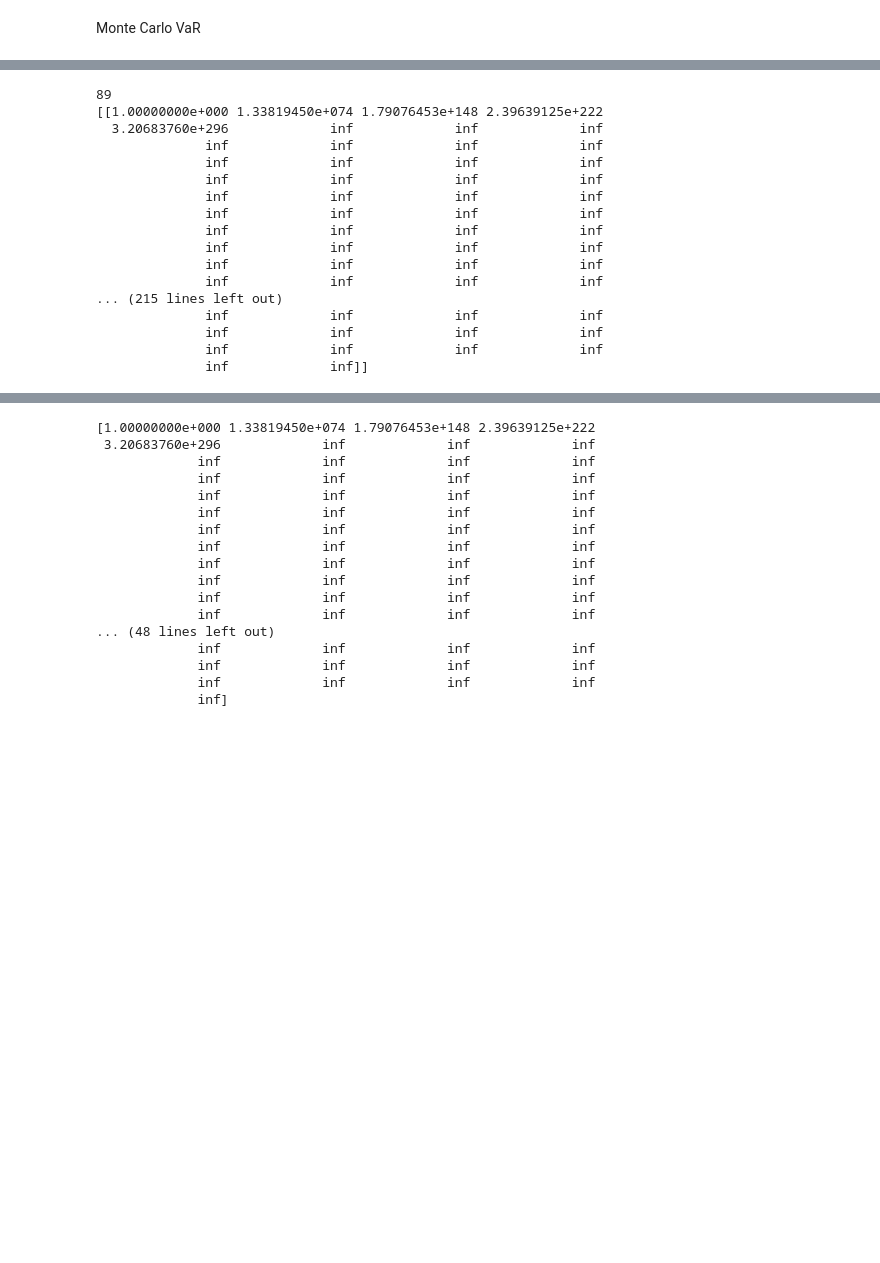
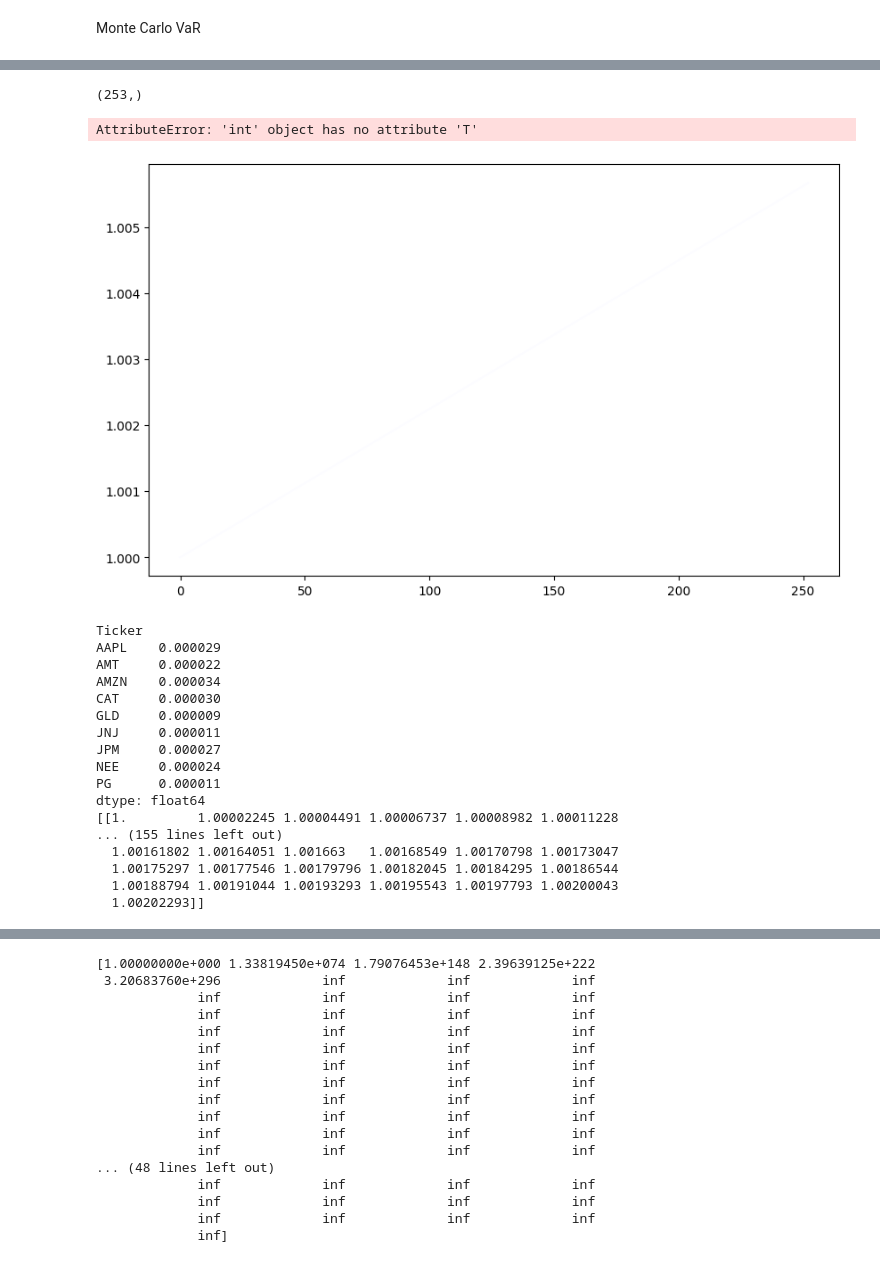
Before and after one commit to bilil-byte/Financial-Risk-project, a Jupyter notebook: notebook.ipynb, the cells around one changed output, grey strips where cells are left out. Drawn from its saved outputs; the diff is of its cells as text; code cells hidden in the pictures; blank space fills up the shorter version.

Commit message:
Correction du calcul de simulated_portfolio_values

```diff
--- a/notebook.ipynb
+++ b/notebook.ipynb
@@ -56,8 +58,8 @@ if w1 + w2 + w3 + w4 + w5 + w6 != 1:
 # %% [markdown]
 Calcul du rendement du portefeuille
 # %%
-assets_returns = data.pct_change().dropna()
-assets_returns = assets_returns.mean (axis=0)
+data_returns = data.pct_change().dropna()
+assets_returns = data_returns.mean (axis=0)
 print (assets_returns)
 # %% [output]
 Ticker
@@ -96,4 +98,5 @@ def simulation_gbm (weights, returns, cov, S0 = 1.0, n_days = 252, n_sim = 10000
 
     return port_values
 # %%
-simulated_portfolio_values = simulation_gbm (portfolio_weights, assets_returns, data.cov())
+simulated_portfolio_values = simulation_gbm (portfolio_weights, assets_returns, data_returns.cov())
+print (simulated_portfolio_values)
@@ -100,33 +111,51 @@ simulated_portfolio_values = simulation_gbm (portfolio_weights, assets_returns,
+# %%
+simulated_portfolio_values [0].shape
+# %% [output]
+(253,)
+# %%
+plt.figure(figsize=(10, 6))
+plt.plot(simulated_portfolio_values[0].T, color='blue', alpha=0.01)
+for i in range(simulated_portfolio_values.shape):
+   plt.plot(simulated_portfolio_values[i], alpha=0.01)
+plt.title('Simulated Portfolio Value Paths')
+plt.xlabel('Days')
+plt.ylabel('Portfolio Value')
+plt.show()
+# %% [output]
+AttributeError: 'int' object has no attribute 'T'
+[figure, added]
 # %%
-port_values = np.zeros ((10, 90))
+port_values = np.zeros ((10, 91))
 port_values [:,0] = 1.0    #n_sim simulations de la valeur de l'actif sur n_days
 
 #print (port_values)
-asset_ret = (assets_returns - 0.5 * np.diag(data.cov())) * 1/252 + np.diag(data.cov()) * np.sqrt (1/252)
+#asset_ret = (assets_returns - 0.5 * np.diag(data_returns.cov())) * 1/252 + np.diag(data_returns.cov()) * np.sqrt (1/252)
 port_return = asset_ret @ portfolio_weights
 #port_values [:,2] = port_values [:, 1] * np.exp (port_return)
 
-for t in range (1,90) :
+for t in range (1,91) :
+    asset_ret = (assets_returns - 0.5 * np.diag(data_returns.cov())) * (1/252) + np.diag(data_returns.cov()) * np.sqrt (1/252)
+    port_return = asset_ret @ portfolio_weights
     port_values [:,t] = port_values [:, t-1] * np.exp (port_return)
 
-print (t)
+print (asset_ret)
 print (port_values)
 # %% [output]
-89
-[[1.00000000e+000 1.33819450e+074 1.79076453e+148 2.39639125e+222
-  3.20683760e+296             inf             inf             inf
-              inf             inf             inf             inf
-              inf             inf             inf             inf
-              inf             inf             inf             inf
-              inf             inf             inf             inf
-              inf             inf             inf             inf
-              inf             inf             inf             inf
-              inf             inf             inf             inf
-              inf             inf             inf             inf
-              inf             inf             inf             inf
-... (215 lines left out)
-              inf             inf             inf             inf
-              inf             inf             inf             inf
-              inf             inf             inf             inf
-              inf             inf]]
+Ticker
+AAPL    0.000029
+AMT     0.000022
+AMZN    0.000034
+CAT     0.000030
+GLD     0.000009
+JNJ     0.000011
+JPM     0.000027
+NEE     0.000024
+PG      0.000011
+dtype: float64
+[[1.         1.00002245 1.00004491 1.00006737 1.00008982 1.00011228
+... (155 lines left out)
+  1.00161802 1.00164051 1.001663   1.00168549 1.00170798 1.00173047
+  1.00175297 1.00177546 1.00179796 1.00182045 1.00184295 1.00186544
+  1.00188794 1.00191044 1.00193293 1.00195543 1.00197793 1.00200043
+  1.00202293]]
 # %%
```
Also changed, not shown: parts of 6 cells of this notebook.
